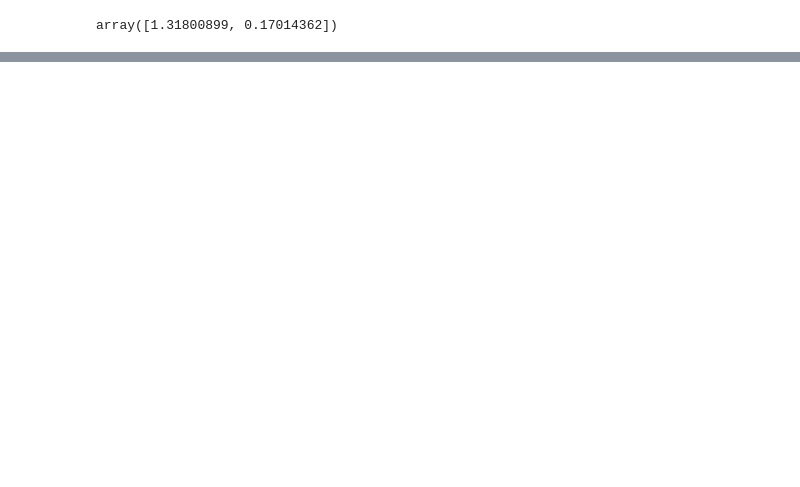
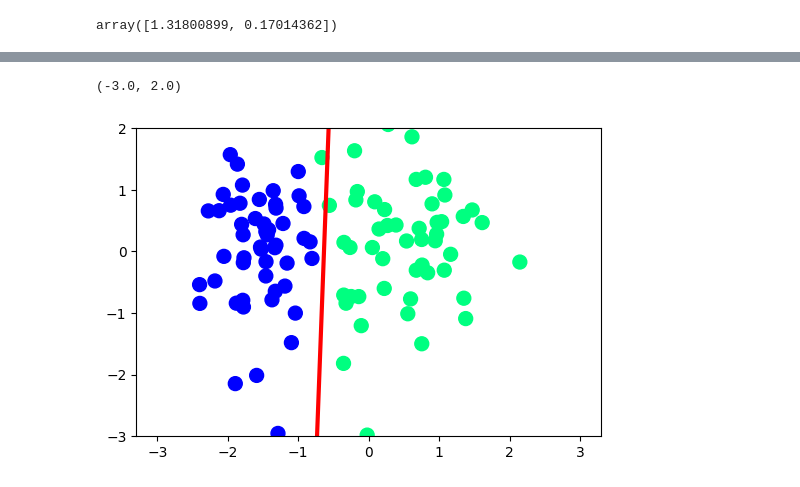
Before and after one commit to user23052036/Nural_Network, a Jupyter notebook: Notebook/Perceptron/perceptron_trick.ipynb, the cells around one changed output, grey strips where cells are left out. Saved outputs shown, nothing was run; the diff lists cells and outputs as text; code cells hidden in the pictures; blank space fills up the shorter version.

Commit message:
learned perceptron's hinge loss and minimizing it with gradient descent and why percepttron cannot capture non-linear data

```diff
--- a/Notebook/Perceptron/perceptron_trick.ipynb
+++ b/Notebook/Perceptron/perceptron_trick.ipynb
@@ -66,8 +101,32 @@ def Perceptron(X,Y):
         weights = weights + lr*(Y[j] - Y_hat)*X[j]
 
     return weights[0],weights[1:] # returning bias and weights
+# %%
+def grad_Perceptron(X,Y):
+    lr = 0.1
+    weights = np.ones(X.shape[1])
+    bias = 0
+    epochoes = 1000
+
+    for i in range(epochoes):
+        error = 0
+        for j in range(X.shape[0]):
+            z = np.dot(X[j],weights) + bias
+
+            # hinge loss max(0, -Y_i*f(X_i)) we need to minimize this loss function using grad_descent
+            if Y[j]*z <= 0: # misclassification
+                # update weights and bias for each of the datat points
+                weights[0] = weights[0] + lr*Y[j]*X[j][0]
+                weights[1] = weights[1] +lr*Y[j]*X[j][1]
+                bias = bias + lr*Y[j]
+        if error ==0:
+            break
+
+    return weights,bias
 # %%
 _intercept_,_coef_ = Perceptron(X,Y)
+# %%
+weights,bias = grad_Perceptron(X,Y)
 # %%
 _intercept_
 # %% [output]
@@ -92,0 +166,8 @@ plt.ylim(-3,2) # setting the y limits because my scatter plots were geeting squi
+# %%
+plt.figure(figsize=(6,4))
+plt.plot(x_input_loss,y_input_loss,color='red',linewidth=3)
+plt.scatter(X[:,0],X[:,1],c=Y,cmap='winter',s=100)
+plt.ylim(-3,2) # setting the y limits because my scatter plots were geeting squished in bigger assumed limits
+# %% [output]
+(-3.0, 2.0)
+[figure, added]
```
Also changed, not shown: parts of 13 cells of this notebook, 3 other files.
